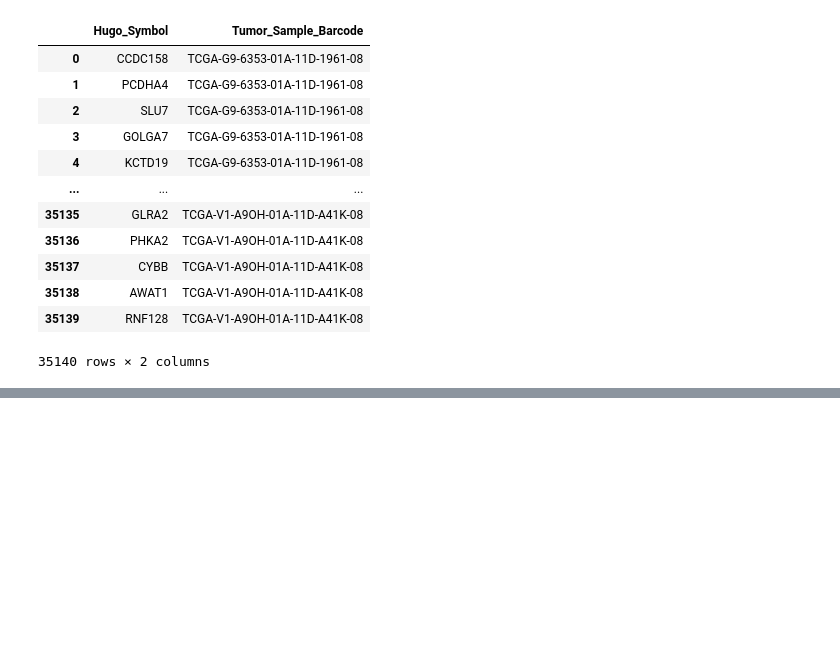
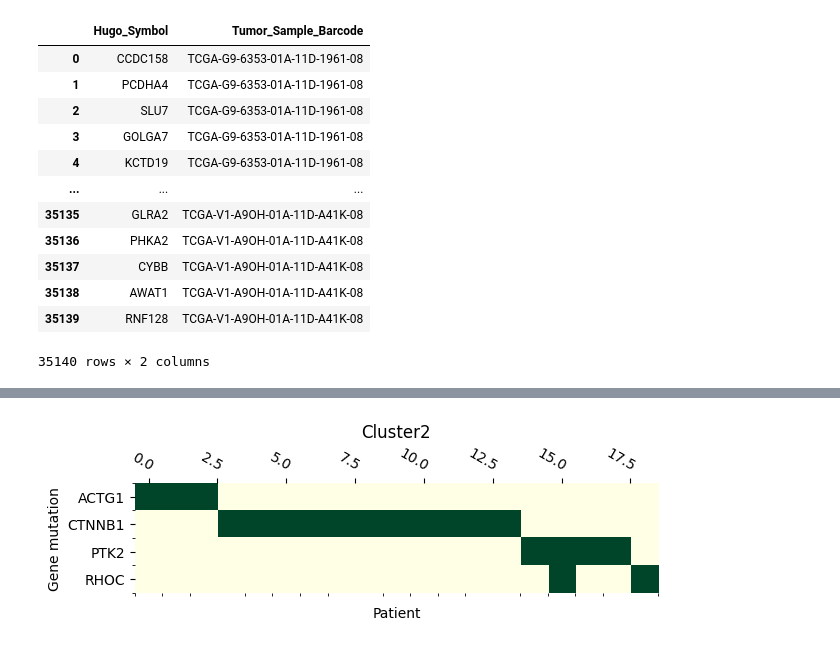
Before and after one commit to dmartmillan/OMEN, a Jupyter notebook: new_data/ClusteringPlot.ipynb, the cells around one changed output, grey strips where cells are left out. Saved outputs shown, nothing was run; the diff lists cells and outputs as text; code cells hidden in the pictures; blank space fills up the shorter version.

```diff
--- a/new_data/ClusteringPlot.ipynb
+++ b/new_data/ClusteringPlot.ipynb
@@ -218,0 +157,4 @@ plt.show()
+# %%
+data_matrix(genes2,patients2,"PlotCluster2.png","Cluster2")
+# %% [output]
+[figure, added]
```
Also changed, not shown: parts of 15 cells of this notebook.
